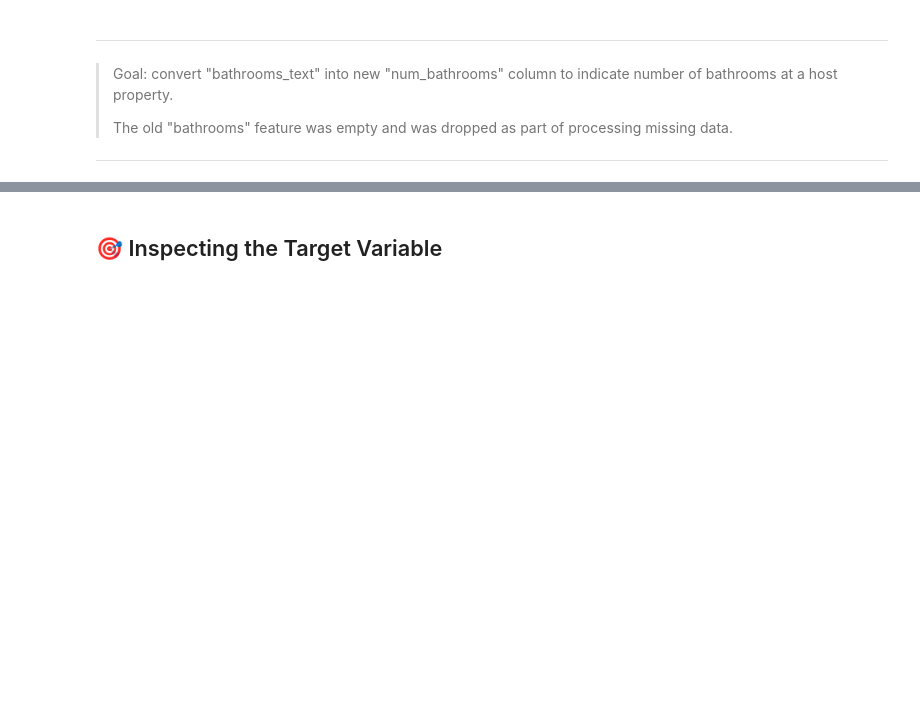
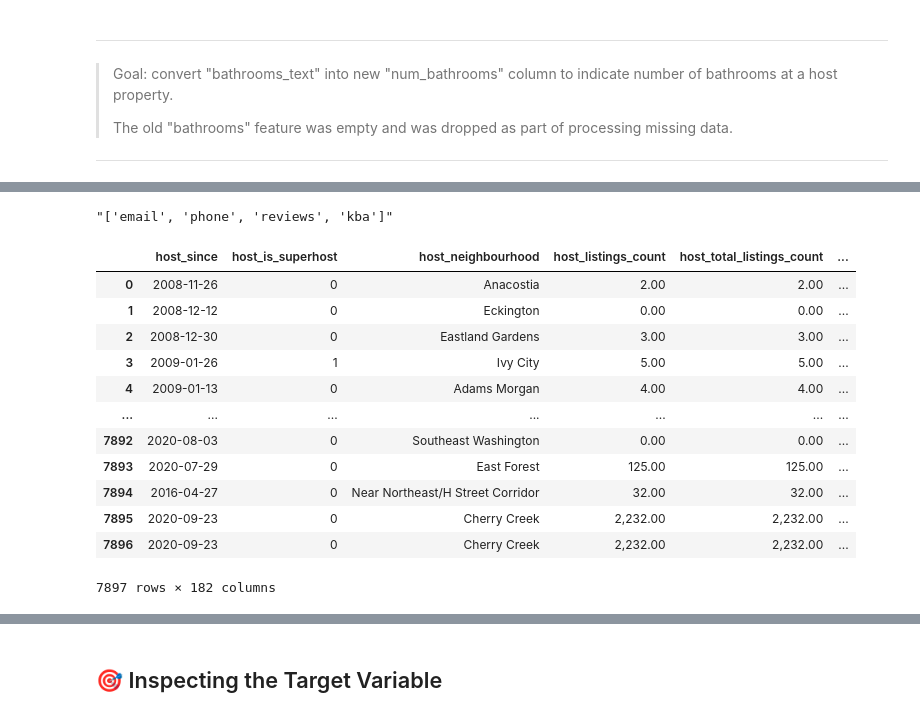
Before and after one commit to BenJMcCarty/Helping_Your_Hosts, a Jupyter notebook: Main.ipynb, the cells around one changed output, grey strips where cells are left out. Cells and saved outputs as stored; diff of their text form; code cells hidden in the pictures; blank space fills up the shorter version.

Commit message:
Finished cleaning
Cleaned features. Multilabel binarized verifications. prepping target.

```diff
--- a/Main.ipynb
+++ b/Main.ipynb
@@ -572,0 +861,9 @@ df.iloc[zero_bath_idx]['bathrooms_text']
+# %%
+## Verifying results that are words, not numbers
+
+replace = ['Half-bath', 'Shared', 'Private']
+
+for x in df['bathrooms_text']:
+    for i in replace:
+        if i in x:
+            print(x)
@@ -572,0 +882,8 @@ df.iloc[zero_bath_idx]['bathrooms_text']
+# %%
+## Replacing string values with .5 to represent half-bathrooms
+
+replace = {'Half-bath': .5, 'Shared': .5, 'Private': .5}
+
+df['num_bathrooms'].replace(replace, inplace = True)
+
+df['num_bathrooms'] = df['num_bathrooms'].astype(float)
@@ -572,0 +1003,10 @@ df.iloc[zero_bath_idx]['bathrooms_text']
+# %%
+## Converting values into a list of strings for each neighborhood
+
+try:
+    df['neighbourhood_cleansed'] = df['neighbourhood_cleansed'] \
+                                                .apply(lambda x: x.split(', '))
+    display(df.loc[:,'neighbourhood_cleansed'])
+except Exception:
+    print('\nValues are already processed and saved. No changes necessary.')
+    print(f"\nSample value: {df.loc[:,'neighbourhood_cleansed'][3]}")
@@ -572,0 +1090,36 @@ df.iloc[zero_bath_idx]['bathrooms_text']
+# %%
+## Testing the splitting between items
+
+df.loc[:,'host_verifications'][1]
+# %% [output]
+"['email', 'phone', 'reviews', 'kba']"
+# %%
+for x in ['host_verifications', 'amenities']:
+    df[x] = df[x].str.replace('[', '')
+    df[x] = df[x].str.replace(']', '')
+    df[x] = df[x].str.replace("'", '')
+    df[x] = df[x].str.replace('"', '')
+    df[x] = df[x].apply(lambda x: x.split(', '))
+# %%
+## Converting each value into a binary column and dropping old column
+
+mlb2 = MultiLabelBinarizer()
+
+df = df.join(pd.DataFrame(mlb2.fit_transform(df.pop('host_verifications')),
+                                  columns=mlb2.classes_,index=df.index))
+
+df
+# %% [output]
+|  | host_since | host_is_superhost | host_neighbourhood | host_listings_count | host_total_listings_count | ... |
+| 0 | 2008-11-26 | 0 | Anacostia | 2.00 | 2.00 | ... |
+| 1 | 2008-12-12 | 0 | Eckington | 0.00 | 0.00 | ... |
+| 2 | 2008-12-30 | 0 | Eastland Gardens | 3.00 | 3.00 | ... |
+| 3 | 2009-01-26 | 1 | Ivy City | 5.00 | 5.00 | ... |
+| 4 | 2009-01-13 | 0 | Adams Morgan | 4.00 | 4.00 | ... |
+| ... | ... | ... | ... | ... | ... | ... |
+| 7892 | 2020-08-03 | 0 | Southeast Washington | 0.00 | 0.00 | ... |
+| 7893 | 2020-07-29 | 0 | East Forest | 125.00 | 125.00 | ... |
+| 7894 | 2016-04-27 | 0 | Near Northeast/H Street Corridor | 32.00 | 32.00 | ... |
+| 7895 | 2020-09-23 | 0 | Cherry Creek | 2,232.00 | 2,232.00 | ... |
+| 7896 | 2020-09-23 | 0 | Cherry Creek | 2,232.00 | 2,232.00 | ... |
+7897 rows × 182 columns
```
Also changed, not shown: parts of 112 cells of this notebook.
